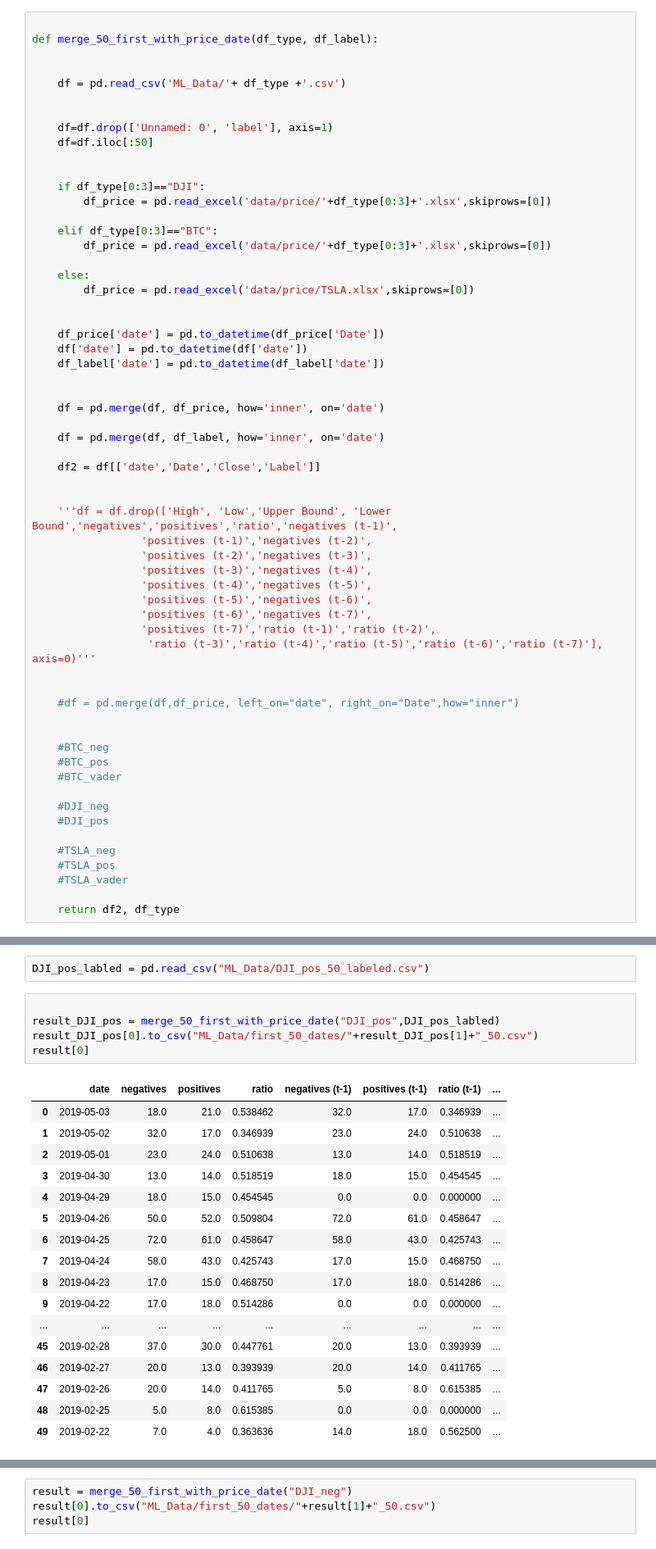
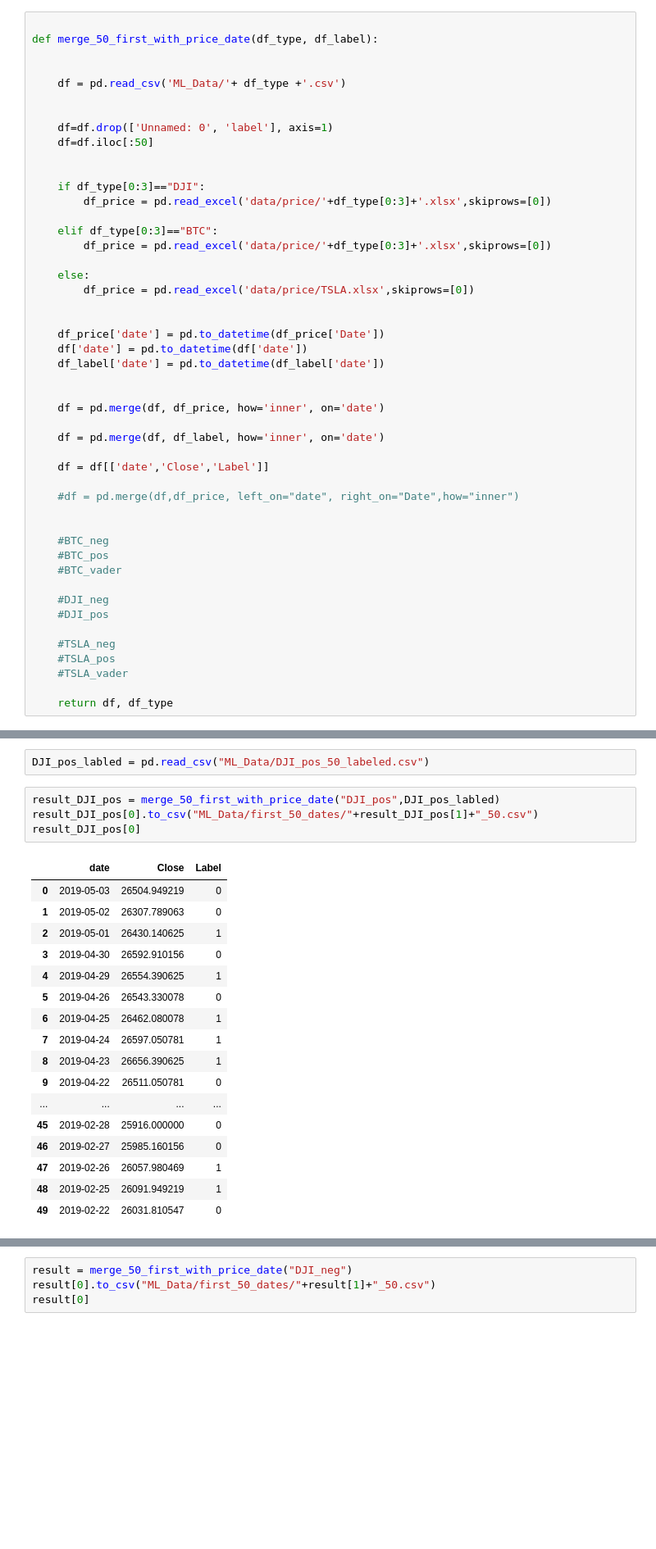
Before and after one commit to falkenovergaard/TA_Exam, a Jupyter notebook: ML_process_50_dates.ipynb, the cells around one changed output, grey strips where cells are left out. Shown at 82% size. Drawn from its saved outputs; the diff is of its cells as text; blank space fills up the shorter version.

```diff
--- a/ML_process_50_dates.ipynb
+++ b/ML_process_50_dates.ipynb
@@ -31,19 +31,7 @@ def merge_50_first_with_price_date(df_type, df_label):
 
     df = pd.merge(df, df_label, how='inner', on='date')
 
-    df2 = df[['date','Date','Close','Label']]
-
-
-    '''df = df.drop(['High', 'Low','Upper Bound', 'Lower Bound','negatives','positives','ratio','negatives (t-1)',
-                 'positives (t-1)','negatives (t-2)',
-                 'positives (t-2)','negatives (t-3)',
-                 'positives (t-3)','negatives (t-4)',
-                 'positives (t-4)','negatives (t-5)',
-                 'positives (t-5)','negatives (t-6)',
-                 'positives (t-6)','negatives (t-7)',
-                 'positives (t-7)','ratio (t-1)','ratio (t-2)',
-                  'ratio (t-3)','ratio (t-4)','ratio (t-5)','ratio (t-6)','ratio (t-7)'], axis=0)'''
-
+    df = df[['date','Close','Label']]
 
     #df = pd.merge(df,df_price, left_on="date", right_on="Date",how="inner")
 
@@ -59,7 +47,7 @@ def merge_50_first_with_price_date(df_type, df_label):
     #TSLA_pos
     #TSLA_vader
 
-    return df2, df_type
+    return df, df_type
 # %%
 result_DJI_vader = merge_50_first_with_price_date("DJI_vader")
 result_DJI_vader[0].to_csv("ML_Data/first_50_dates/"+result_DJI_vader[1]+"_50.csv")
@@ -69,25 +57,24 @@ TypeError: merge_50_first_with_price_date() missing 1 required positional argume
 # %%
 DJI_pos_labled = pd.read_csv("ML_Data/DJI_pos_50_labeled.csv")
 # %%
-
 result_DJI_pos = merge_50_first_with_price_date("DJI_pos",DJI_pos_labled)
 result_DJI_pos[0].to_csv("ML_Data/first_50_dates/"+result_DJI_pos[1]+"_50.csv")
-result[0]
+result_DJI_pos[0]
 # %% [output]
-|  | date | negatives | positives | ratio | negatives (t-1) | positives (t-1) | ratio (t-1) | ... |
-| 0 | 2019-05-03 | 18.0 | 21.0 | 0.538462 | 32.0 | 17.0 | 0.346939 | ... |
-| 1 | 2019-05-02 | 32.0 | 17.0 | 0.346939 | 23.0 | 24.0 | 0.510638 | ... |
-| 2 | 2019-05-01 | 23.0 | 24.0 | 0.510638 | 13.0 | 14.0 | 0.518519 | ... |
-| 3 | 2019-04-30 | 13.0 | 14.0 | 0.518519 | 18.0 | 15.0 | 0.454545 | ... |
-| 4 | 2019-04-29 | 18.0 | 15.0 | 0.454545 | 0.0 | 0.0 | 0.000000 | ... |
-| 5 | 2019-04-26 | 50.0 | 52.0 | 0.509804 | 72.0 | 61.0 | 0.458647 | ... |
-| 6 | 2019-04-25 | 72.0 | 61.0 | 0.458647 | 58.0 | 43.0 | 0.425743 | ... |
-| 7 | 2019-04-24 | 58.0 | 43.0 | 0.425743 | 17.0 | 15.0 | 0.468750 | ... |
-| 8 | 2019-04-23 | 17.0 | 15.0 | 0.468750 | 17.0 | 18.0 | 0.514286 | ... |
-| 9 | 2019-04-22 | 17.0 | 18.0 | 0.514286 | 0.0 | 0.0 | 0.000000 | ... |
-| ... | ... | ... | ... | ... | ... | ... | ... | ... |
-| 45 | 2019-02-28 | 37.0 | 30.0 | 0.447761 | 20.0 | 13.0 | 0.393939 | ... |
-| 46 | 2019-02-27 | 20.0 | 13.0 | 0.393939 | 20.0 | 14.0 | 0.411765 | ... |
-| 47 | 2019-02-26 | 20.0 | 14.0 | 0.411765 | 5.0 | 8.0 | 0.615385 | ... |
-| 48 | 2019-02-25 | 5.0 | 8.0 | 0.615385 | 0.0 | 0.0 | 0.000000 | ... |
-| 49 | 2019-02-22 | 7.0 | 4.0 | 0.363636 | 14.0 | 18.0 | 0.562500 | ... |
+|  | date | Close | Label |
+| 0 | 2019-05-03 | 26504.949219 | 0 |
+| 1 | 2019-05-02 | 26307.789063 | 0 |
+| 2 | 2019-05-01 | 26430.140625 | 1 |
+| 3 | 2019-04-30 | 26592.910156 | 0 |
+| 4 | 2019-04-29 | 26554.390625 | 1 |
+| 5 | 2019-04-26 | 26543.330078 | 0 |
+| 6 | 2019-04-25 | 26462.080078 | 1 |
+| 7 | 2019-04-24 | 26597.050781 | 1 |
+| 8 | 2019-04-23 | 26656.390625 | 1 |
+| 9 | 2019-04-22 | 26511.050781 | 0 |
+| ... | ... | ... | ... |
+| 45 | 2019-02-28 | 25916.000000 | 0 |
+| 46 | 2019-02-27 | 25985.160156 | 0 |
+| 47 | 2019-02-26 | 26057.980469 | 1 |
+| 48 | 2019-02-25 | 26091.949219 | 1 |
+| 49 | 2019-02-22 | 26031.810547 | 0 |
```
Also changed, not shown: parts of 1 cell of this notebook, 8 other files.
